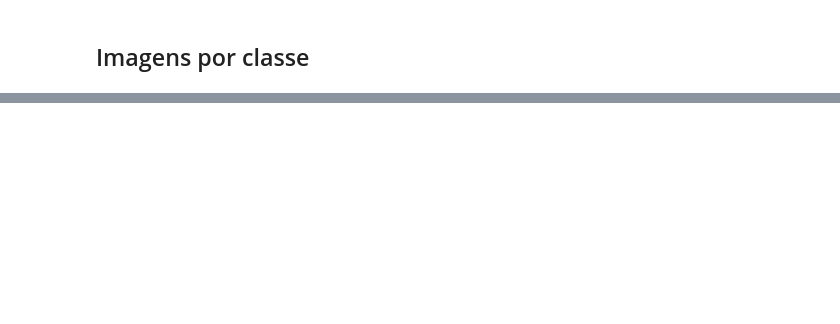
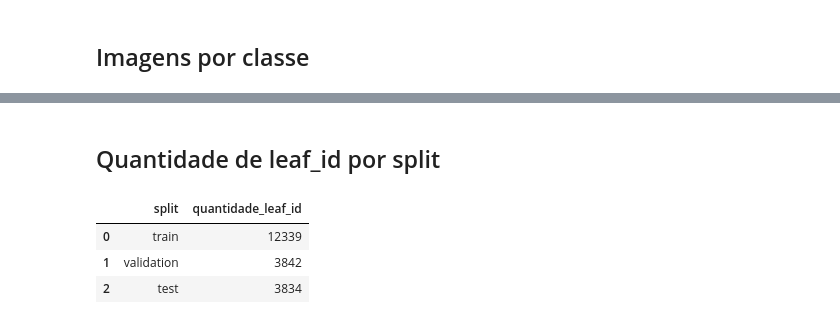
Before and after one commit to murilodc/plant-disease-classification, a Jupyter notebook: notebooks/01_exploracao_plantvillage.ipynb, the cells around one changed output, grey strips where cells are left out. Saved outputs shown, nothing was run; the diff lists cells and outputs as text; code cells hidden in the pictures; blank space fills up the shorter version.

```diff
--- a/notebooks/01_exploracao_plantvillage.ipynb
+++ b/notebooks/01_exploracao_plantvillage.ipynb
@@ -198,0 +346,9 @@ print("Arquivo existe:", csv_path.exists())
+# %% [markdown]
+## Quantidade de leaf_id por split
+# %%
+validacoes_split["leaf_ids_por_split"]
+# %% [output]
+|  | split | quantidade_leaf_id |
+| 0 | train | 12339 |
+| 1 | validation | 3842 |
+| 2 | test | 3834 |
```
Also changed, not shown: parts of 29 cells of this notebook, 1 other file.
